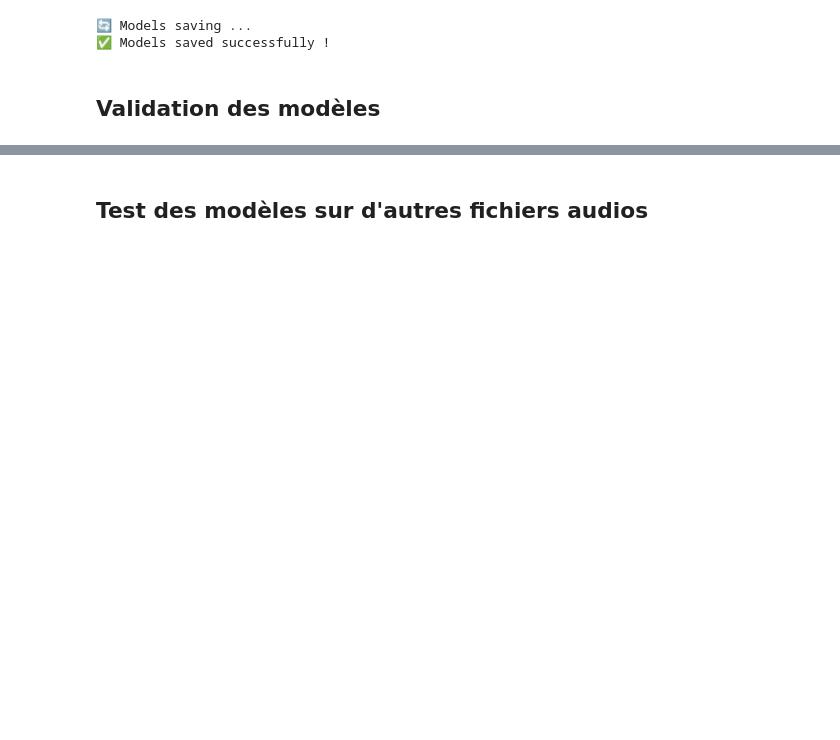
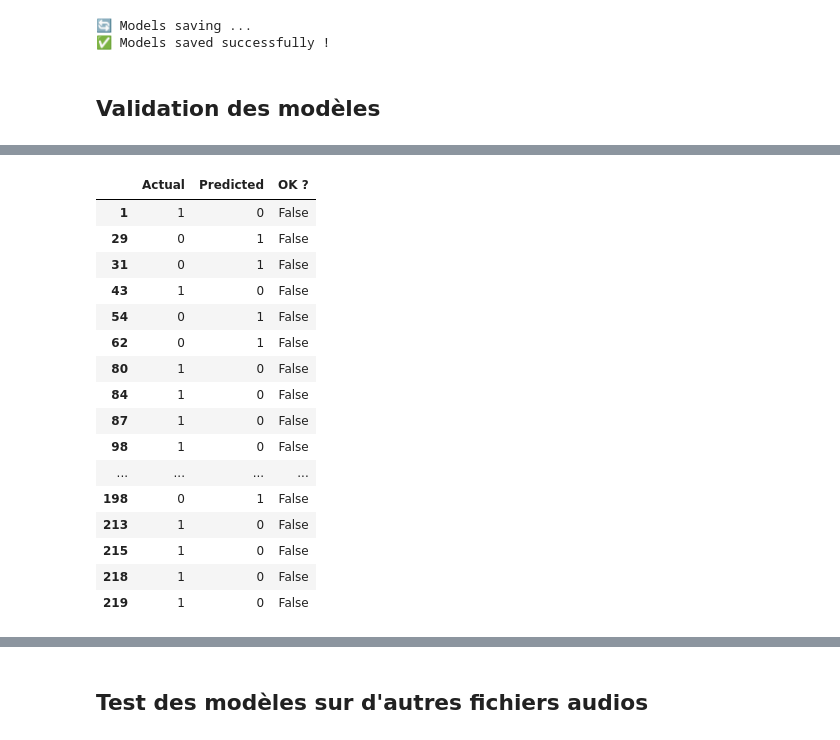
Before and after one commit to Anisoft17041997/SERAPP, a Jupyter notebook: ml/SERAPP__WANDJI_K.ipynb, the cells around one changed output, grey strips where cells are left out. Drawn from its saved outputs; the diff is of its cells as text; code cells hidden in the pictures; blank space fills up the shorter version.

```diff
--- a/ml/SERAPP__WANDJI_K.ipynb
+++ b/ml/SERAPP__WANDJI_K.ipynb
@@ -303 +331,22 @@ compare.head(20)
 | 19 | 0 | 0 | True |
+# %%
+# lignes dont la prédiction n'est pas correcte
+compare[compare["OK ?"] == False]
+# %% [output]
+|  | Actual | Predicted | OK ? |
+| 1 | 1 | 0 | False |
+| 29 | 0 | 1 | False |
+| 31 | 0 | 1 | False |
+| 43 | 1 | 0 | False |
+| 54 | 0 | 1 | False |
+| 62 | 0 | 1 | False |
+| 80 | 1 | 0 | False |
+| 84 | 1 | 0 | False |
+| 87 | 1 | 0 | False |
+| 98 | 1 | 0 | False |
+| ... | ... | ... | ... |
+| 198 | 0 | 1 | False |
+| 213 | 1 | 0 | False |
+| 215 | 1 | 0 | False |
+| 218 | 1 | 0 | False |
+| 219 | 1 | 0 | False |
```
Also changed, not shown: parts of 42 cells of this notebook, 5 other files.
